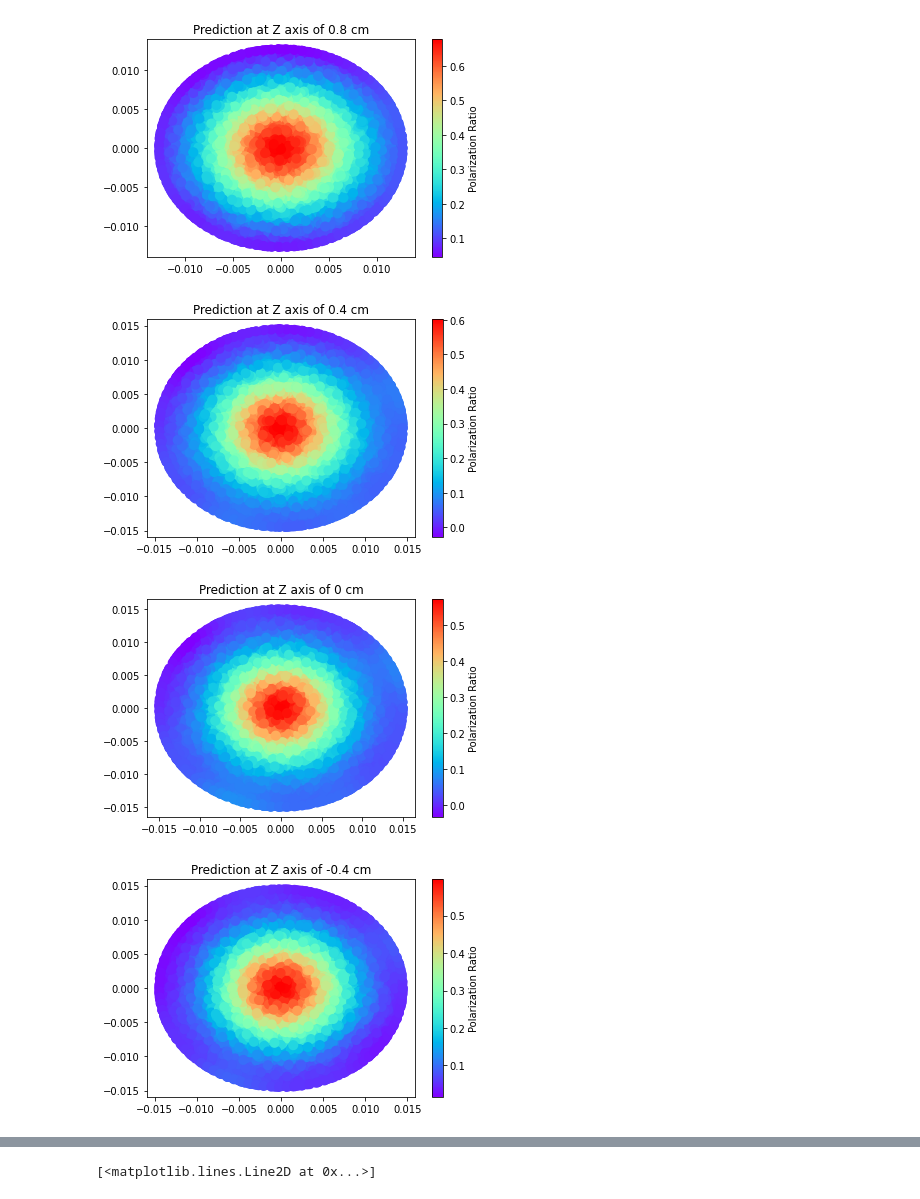
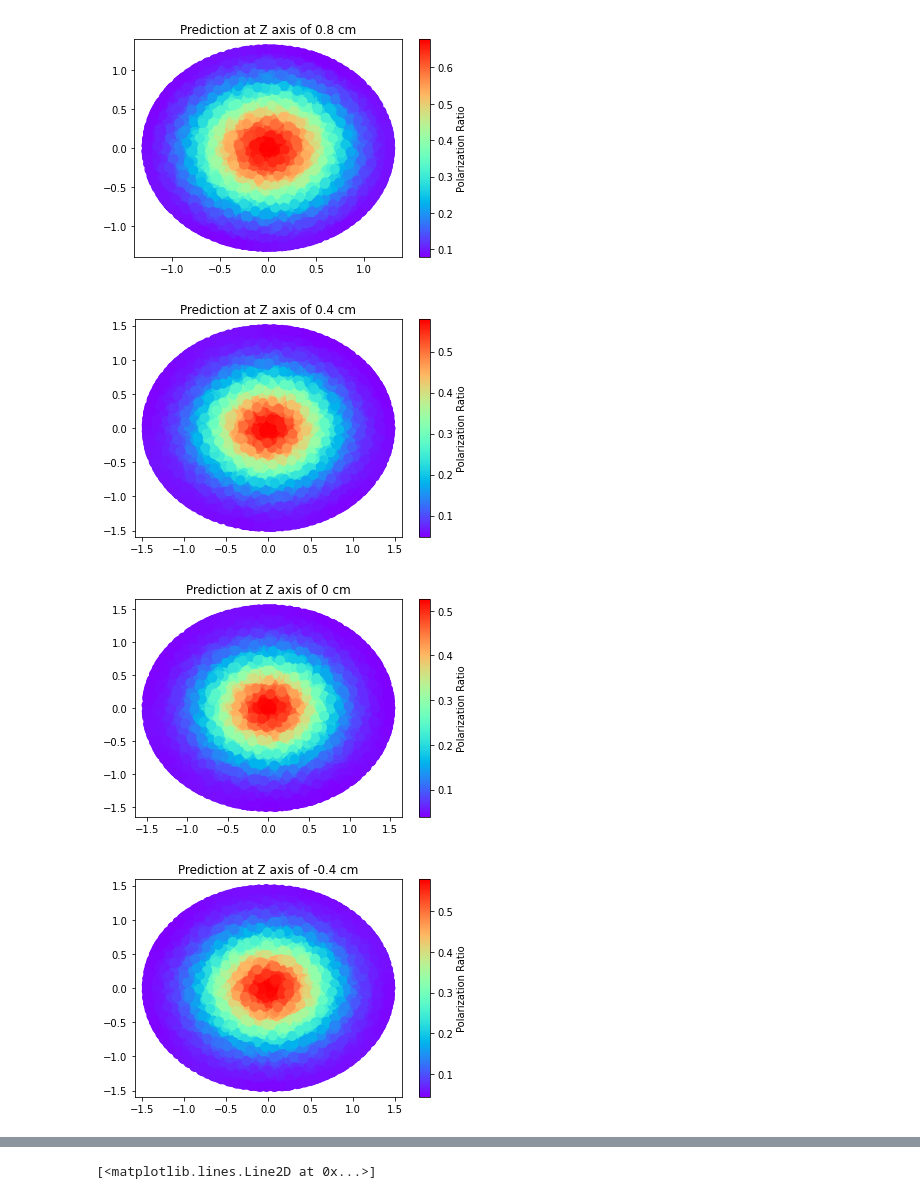
Before and after one commit to leigaoyi/PINNs_SERF, a Jupyter notebook: Rop_nonuniform_propagate.ipynb, the cells around one changed output, grey strips where cells are left out. Drawn from its saved outputs; the diff is of its cells as text; code cells hidden in the pictures.

```diff
--- a/Rop_nonuniform_propagate.ipynb
+++ b/Rop_nonuniform_propagate.ipynb
@@ -334,20 +307,20 @@ Rrel  30.37735
 # %%
-# z_axis_list = [0.8, 0.4, 0, -0.4, -0.8]
-# for z_axis in z_axis_list:
-#     figure = plt.figure()
-#     X = random_sphere_points(z= z_axis*1e-2, rcell=rcell)
-#     y_pred = model.predict(X)[:, 0]
-#     np.save('./result/axes_{}'.format(z_axis), X)
-#     np.save('./result/pred_{}'.format(z_axis), y_pred)
+z_axis_list = [0.8, 0.4, 0, -0.4, -0.8]
+for z_axis in z_axis_list:
+    figure = plt.figure()
+    X = random_sphere_points(z= z_axis, rcell=rcell)
+    y_pred = model.predict(X)[:, 0]
+    np.save('./result/axes_{}'.format(z_axis), X)
+    np.save('./result/pred_{}'.format(z_axis), y_pred)
 
-#     x_axis, y_axis = X[:, 0], X[:, 1]
-#     plt.scatter(x_axis, y_axis, s=50, c= y_pred, cmap='rainbow', linewidth=3)
-#     plt.colorbar(label="Polarization Ratio")
-# #     plt.xlim(-1.5, 1.5)
-# #     plt.ylim(-1.5, 1.5)
-#     plt.title('Prediction at Z axis of {0} cm'.format(z_axis))
+    x_axis, y_axis = X[:, 0], X[:, 1]
+    plt.scatter(x_axis, y_axis, s=50, c= y_pred, cmap='rainbow', linewidth=3)
+    plt.colorbar(label="Polarization Ratio")
+#     plt.xlim(-1.5, 1.5)
+#     plt.ylim(-1.5, 1.5)
+    plt.title('Prediction at Z axis of {0} cm'.format(z_axis))
 # %% [output]
-[figure, old version]
+[figure, new version]
-[figure, old version]
+[figure, new version]
-[figure, old version]
+[figure, new version]
-[figure, old version]
+[figure, new version]
```
Also changed, not shown: parts of 10 cells of this notebook, 1 other file.
